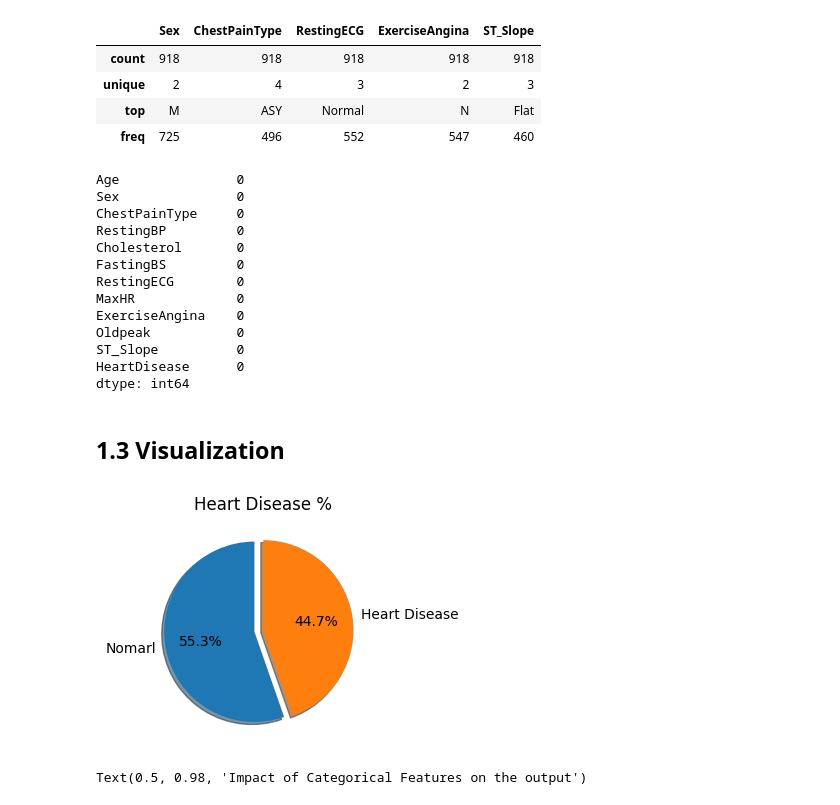
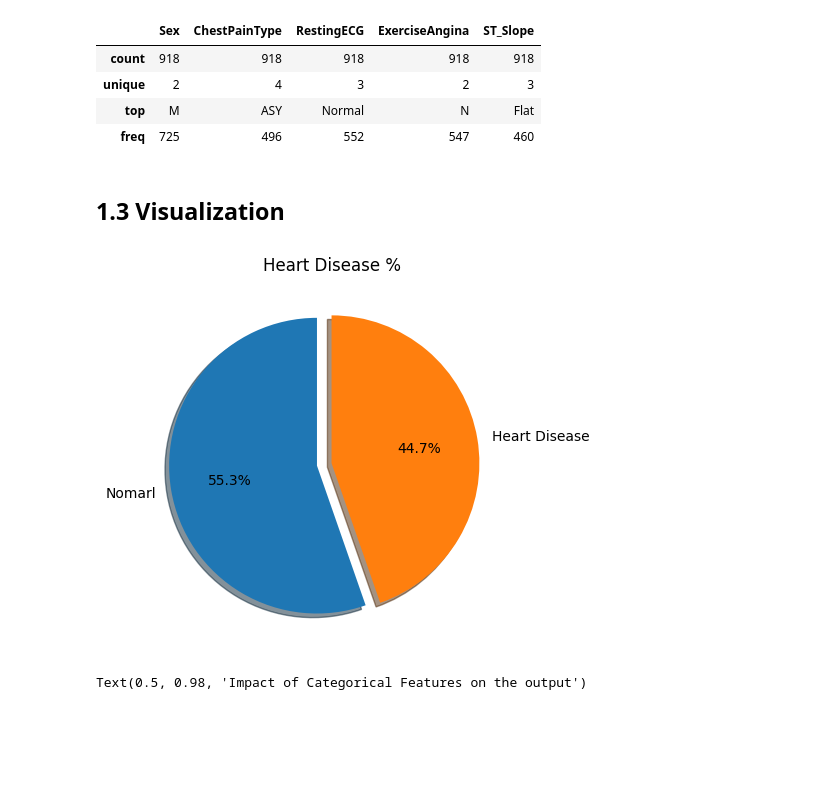
Before and after one commit to phamvutuyetanh/AI_Project, a Jupyter notebook: AI_Project.ipynb, the cells around one changed output. Drawn from its saved outputs; the diff is of its cells as text; code cells hidden in the pictures; blank space fills up the shorter version.

Commit message:
commit the first comment

```diff
--- a/AI_Project.ipynb
+++ b/AI_Project.ipynb
@@ -104,41 +115,23 @@ df.describe(include = 'O')
 | unique | 2 | 4 | 3 | 2 | 3 |
 | top | M | ASY | Normal | N | Flat |
 | freq | 725 | 496 | 552 | 547 | 460 |
-# %%
-df.isnull().sum()
-# %% [output]
-Age               0
-Sex               0
-ChestPainType     0
-RestingBP         0
-Cholesterol       0
-FastingBS         0
-RestingECG        0
-MaxHR             0
-ExerciseAngina    0
-Oldpeak           0
-ST_Slope          0
-HeartDisease      0
-dtype: int64
 # %% [markdown]
 ## 1.3 Visualization
 # %%
 # Overall about output of database
 partition = list(df['HeartDisease'].value_counts())
 # returns a list (easier to work) containing frequency table of target output.
-plt.subplot(1,1,1)
-# sets up a subplot grid with 1 row, 2 columns, and selects the first subplot.
 plt.pie( # Creating the pie chart
         partition, # Adding the value of pie chart
         labels = ['Nomarl','Heart Disease'], # Adding the label
         autopct='%1.1f%%', # Specifies the format for displaying the percentage values on the pie chart.
         startangle = 90, #  It starts at 90 degrees (which is at the top).
         explode = (0.1,0), # This parameter determines the fraction of the radius with which to offset each slice. Here, the first slice ('Normal') is exploded (offset) by 0.1 times the radius.
         shadow= True, # Adding shadow effect
        )
 plt.title('Heart Disease %'); # set title
 # %% [output]
-[figure, old version]
+[figure, new version]
 # %%
 numerical_values=df[['Age', 'RestingECG', 'Cholesterol', 'MaxHR', 'Oldpeak']]
 categorical_values=df[['Sex', 'ChestPainType','FastingBS', 'RestingECG', 'ExerciseAngina','ST_Slope', 'HeartDisease']]
```
Also changed, not shown: parts of 2 cells of this notebook.
